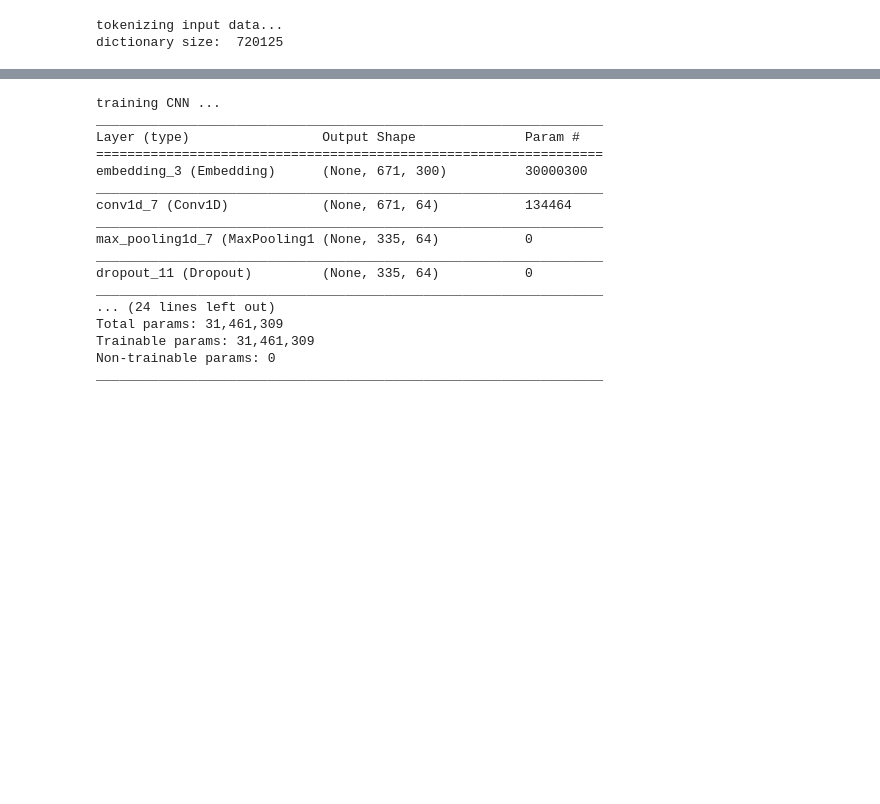
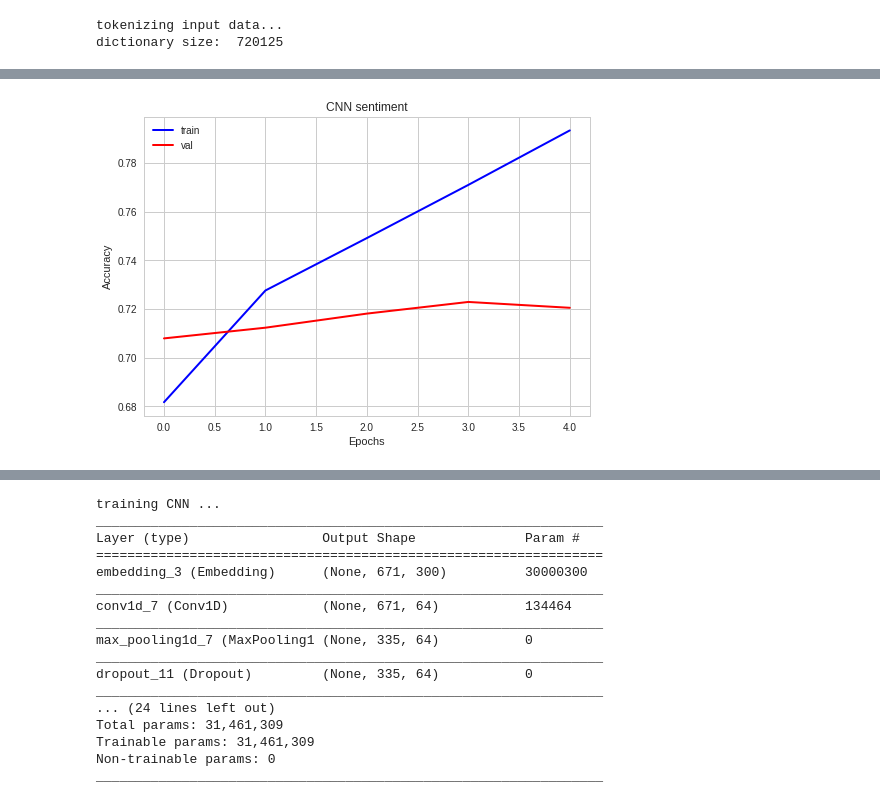
Before and after one commit to issahammoud/gender-detection, a Jupyter notebook: detection_du_genre_CNN_LSTM.ipynb, the cells around one changed output, grey strips where cells are left out. Saved outputs shown, nothing was run; the diff lists cells and outputs as text; code cells hidden in the pictures; blank space fills up the shorter version.

```diff
--- a/detection_du_genre_CNN_LSTM.ipynb
+++ b/detection_du_genre_CNN_LSTM.ipynb
@@ -218,0 +319,11 @@ print("sample words not found: ", np.random.choice(words_not_found, 10))
+# %%
+plt.figure()
+plt.plot(hist.history['acc'], lw=2.0, color='b', label='train')
+plt.plot(hist.history['val_acc'], lw=2.0, color='r', label='val')
+plt.title('CNN sentiment')
+plt.xlabel('Epochs')
+plt.ylabel('Accuracy')
+plt.legend(loc='upper left')
+plt.show()
+# %% [output]
+[figure, added]
```
Also changed, not shown: parts of 21 cells of this notebook.
